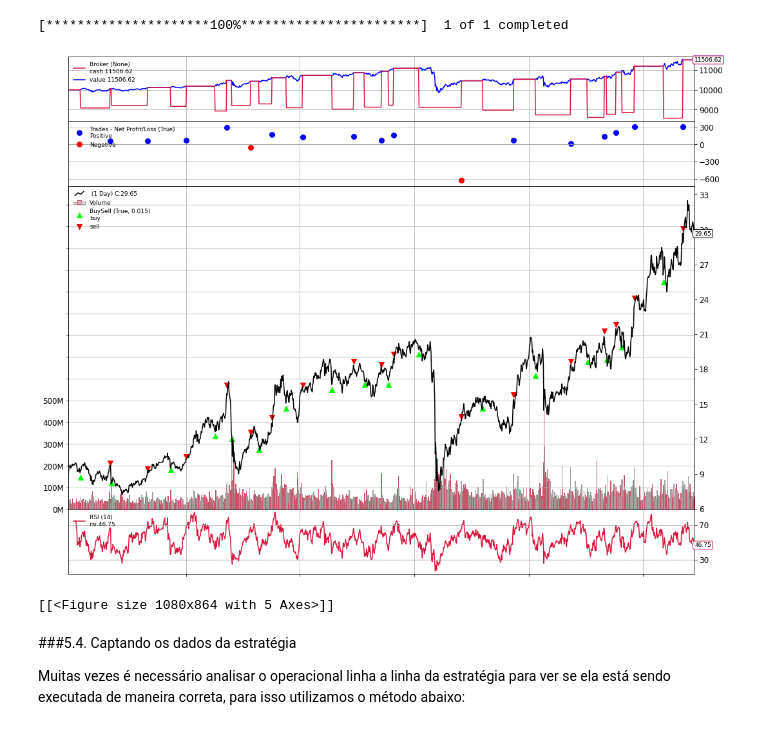
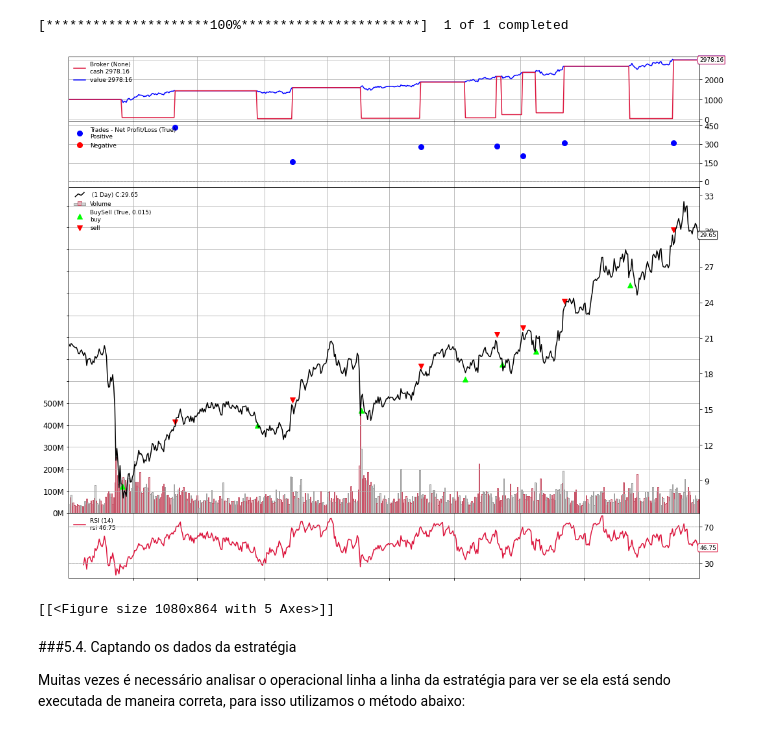
Before and after one commit to robertoricci/Curso-Data-Science-com-Python-Banco-MODAL, a Jupyter notebook: Python_para_Traders_Módulo_03_Backtesting.ipynb, the cells around one changed output. Drawn from its saved outputs; the diff is of its cells as text; code cells hidden in the pictures.

```diff
--- a/Python_para_Traders_Módulo_03_Backtesting.ipynb
+++ b/Python_para_Traders_Módulo_03_Backtesting.ipynb
@@ -255,7 +255,7 @@ cerebro.plot(iplot = False)
 # %% [markdown]
 ###5.3. Estratégia com indicador Índice de Força Relativa
 # %%
-data2 = bt.feeds.PandasData(dataname=yf.download('PETR4.SA', '2017-01-01', '2022-06-13', auto_adjust=True))
+data = bt.feeds.PandasData(dataname=yf.download('PETR4.SA', '2017-01-01', '2022-06-13', auto_adjust=True))
 # %% [output]
 [*********************100%***********************]  1 of 1 completed
 # %%
@@ -271,15 +271,16 @@ class RSI(bt.SignalStrategy):
           self.sell(size=100)
 # %%
 cerebro = bt.Cerebro()
+cerebro.broker.setcash(1000)
 cerebro.addstrategy(RSI)
-cerebro.adddata(data2)
+cerebro.adddata(data)
 #cerebro.addsizer(bt.sizers.SizerFix, stake=10)#fazer a compra de 10 ações
 cerebro.run()
 plt.rcParams['figure.figsize'] = [15, 12]
 plt.rcParams.update({'font.size': 12})
 cerebro.plot(iplot = False)
 # %% [output]
-[figure, old version]
+[figure, new version]
 [[<Figure size 1080x864 with 5 Axes>]]
 # %% [markdown]
 ###5.4. Captando os dados da estratégia
```
Also changed, not shown: parts of 7 cells of this notebook.
